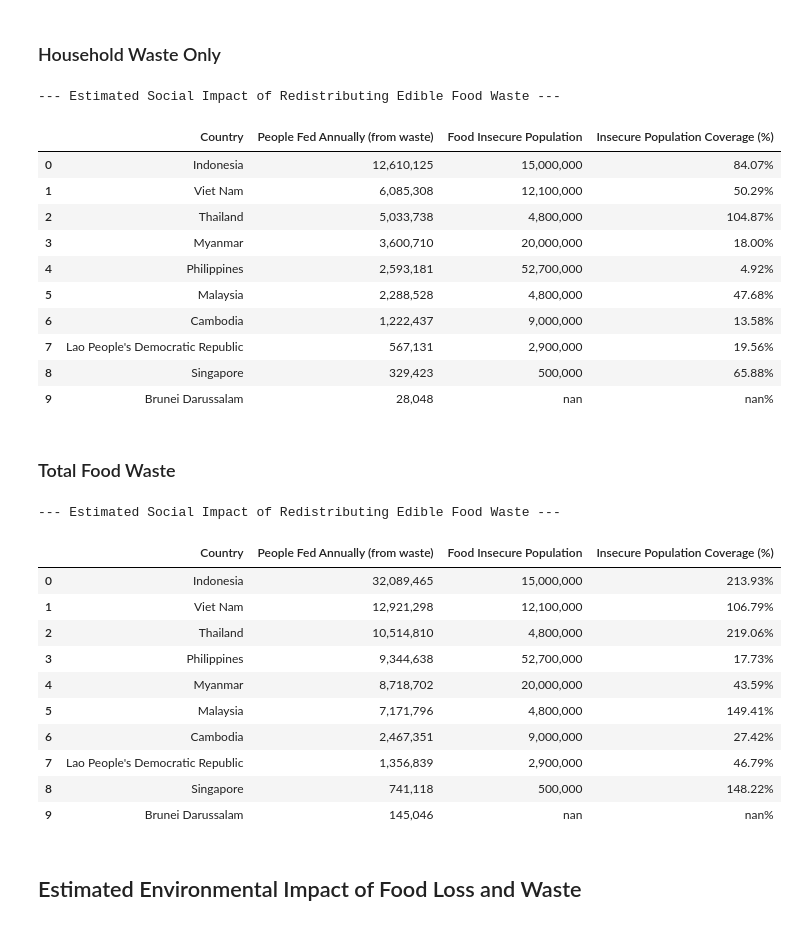
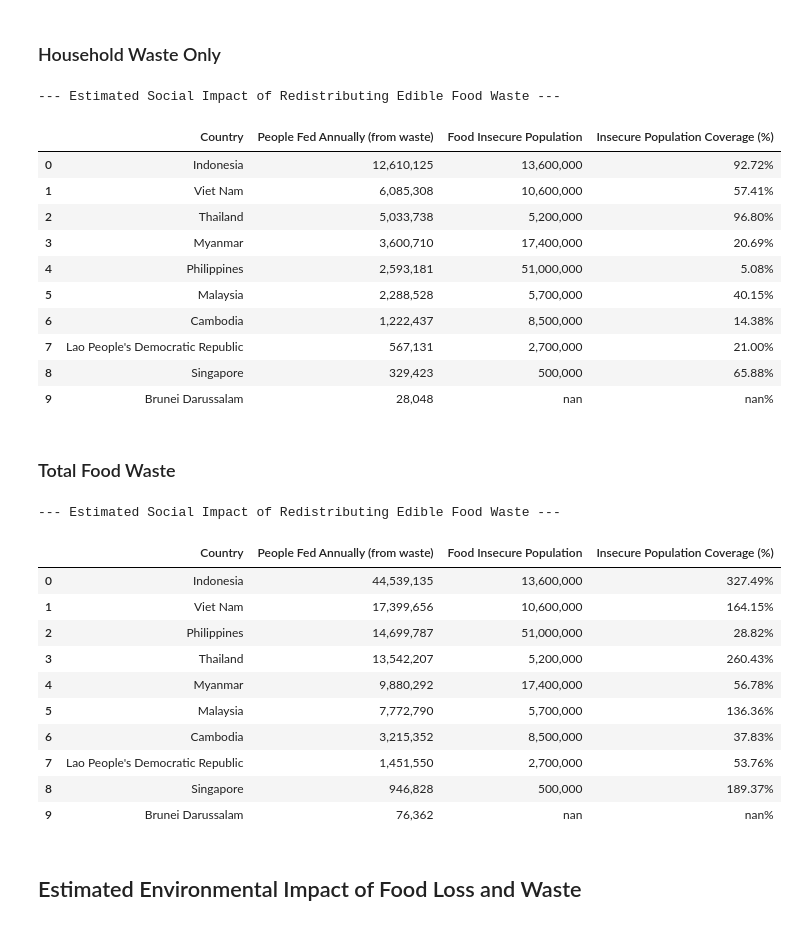
Before and after one commit to Azvier/asean-food-waste-sustainability, a Jupyter notebook: notebooks/data_analysis.ipynb, the cells around one changed output. Saved outputs shown, nothing was run; the diff lists cells and outputs as text; code cells hidden in the pictures.

```diff
--- a/notebooks/data_analysis.ipynb
+++ b/notebooks/data_analysis.ipynb
@@ -12,10 +14,10 @@ fao_prices = pd.read_csv(r"..\data\FAOSTAT\processed\fao_prices_relevant.csv")
 fao_production_indices = pd.read_csv(r"..\data\FAOSTAT\processed\fao_production_indices_relevant.csv")
 # %%
 # Other Data
-f_waste = pd.read_excel(r"../data/Food Waste Estimation UNEP 2024.xlsx")
+f_waste = pd.read_csv(r"../data/processed/unep_waste_merged.csv")
 fsi_data = pd.read_csv(r"../data/processed/fsi_data_melted.csv")
-asean_sdg = pd.read_excel(r"../data/SDG From ASEANstats.xlsx")
-un_sdg = pd.read_excel(r"../data/SDG From UNSDG (2, 11, 12, 13).xlsx")
+# asean_sdg = pd.read_excel(r"../data/SDG From ASEANstats.xlsx")
+# un_sdg = pd.read_excel(r"../data/SDG From UNSDG (2, 11, 12, 13).xlsx")
 gfsi_data = pd.read_csv(r"../data/processed/gfsi_data_melted.csv")
 fsi_score = pd.read_csv(r"../data/processed/fsi_score_melted.csv")
 gfsi_score = pd.read_csv(r"../data/processed/gfsi_score_melted.csv")
@@ -508,7 +504,8 @@ household_waste['Household estimate (tonnes/year)'] = household_waste['Household
 # Latest daily energy requirement per country
 daily_req = fao_fs[
     (fao_fs['Area'].isin(asean_countries)) &
-    (fao_fs['Item'] == 'Minimum dietary energy requirement  (kcal/cap/day)')
+    (fao_fs['Item'] == 'Minimum dietary energy requirement  (kcal/cap/day)') &
+    (fao_fs['Element'] == 'Value')
 ].sort_values('Year').drop_duplicates('Area', keep='last')
 daily_req['Value'] = daily_req['Value'].astype(float)
 daily_req = daily_req[['Area', 'Value']].rename(columns={'Value': 'Daily Caloric Requirement (kcal)'})
@@ -516,7 +513,8 @@ daily_req = daily_req[['Area', 'Value']].rename(columns={'Value': 'Daily Caloric
 # Latest food insecure population per country
 insecure_pop = fao_fs[
     (fao_fs['Area'].isin(asean_countries)) &
-    (fao_fs['Item'] == 'Number of moderately or severely food insecure people (million) (3-year average)')
+    (fao_fs['Item'] == 'Number of moderately or severely food insecure people (million) (3-year average)') &
+    (fao_fs['Element'] == 'Value')
 ].sort_values('Year').drop_duplicates('Area', keep='last')
 insecure_pop['Value'] = insecure_pop['Value'].astype(float) * 1_000_000
 insecure_pop = insecure_pop[['Area', 'Value']].rename(columns={'Value': 'Food Insecure Population'})
@@ -550,14 +548,14 @@ social_impact_household_fmt
 # %% [output]
 --- Estimated Social Impact of Redistributing Edible Food Waste ---
 |  | Country | People Fed Annually (from waste) | Food Insecure Population | Insecure Population Coverage (%) |
-| 0 | Indonesia | 12,610,125 | 15,000,000 | 84.07% |
-| 1 | Viet Nam | 6,085,308 | 12,100,000 | 50.29% |
-| 2 | Thailand | 5,033,738 | 4,800,000 | 104.87% |
-| 3 | Myanmar | 3,600,710 | 20,000,000 | 18.00% |
-| 4 | Philippines | 2,593,181 | 52,700,000 | 4.92% |
-| 5 | Malaysia | 2,288,528 | 4,800,000 | 47.68% |
-| 6 | Cambodia | 1,222,437 | 9,000,000 | 13.58% |
-| 7 | Lao People's Democratic Republic | 567,131 | 2,900,000 | 19.56% |
+| 0 | Indonesia | 12,610,125 | 13,600,000 | 92.72% |
+| 1 | Viet Nam | 6,085,308 | 10,600,000 | 57.41% |
+| 2 | Thailand | 5,033,738 | 5,200,000 | 96.80% |
+| 3 | Myanmar | 3,600,710 | 17,400,000 | 20.69% |
+| 4 | Philippines | 2,593,181 | 51,000,000 | 5.08% |
+| 5 | Malaysia | 2,288,528 | 5,700,000 | 40.15% |
+| 6 | Cambodia | 1,222,437 | 8,500,000 | 14.38% |
+| 7 | Lao People's Democratic Republic | 567,131 | 2,700,000 | 21.00% |
 | 8 | Singapore | 329,423 | 500,000 | 65.88% |
 | 9 | Brunei Darussalam | 28,048 | nan | nan% |
 # %% [markdown]
@@ -577,7 +575,8 @@ asean_countries = [
 # Latest daily energy requirement per country
 daily_req = fao_fs[
     (fao_fs['Area'].isin(asean_countries)) &
-    (fao_fs['Item'] == 'Minimum dietary energy requirement  (kcal/cap/day)')
+    (fao_fs['Item'] == 'Minimum dietary energy requirement  (kcal/cap/day)') &
+    (fao_fs['Element'] == 'Value')
 ].sort_values('Year').drop_duplicates('Area', keep='last')
 daily_req['Value'] = daily_req['Value'].astype(float)
 daily_req = daily_req[['Area', 'Value']].rename(columns={'Value': 'Daily Caloric Requirement (kcal)'})
@@ -585,50 +584,51 @@ daily_req = daily_req[['Area', 'Value']].rename(columns={'Value': 'Daily Caloric
 # Latest food insecure population per country
 insecure_pop = fao_fs[
     (fao_fs['Area'].isin(asean_countries)) &
-    (fao_fs['Item'] == 'Number of moderately or severely food insecure people (million) (3-year average)')
+    (fao_fs['Item'] == 'Number of moderately or severely food insecure people (million) (3-year average)') &
+    (fao_fs['Element'] == 'Value')
 ].sort_values('Year').drop_duplicates('Area', keep='last')
 insecure_pop['Value'] = insecure_pop['Value'].astype(float) * 1_000_000
 insecure_pop = insecure_pop[['Area', 'Value']].rename(columns={'Value': 'Food Insecure Population'})
 
 # Calculate potential people fed from edible food waste (using total waste)
 social_impact_df = pd.merge(total_waste, daily_req, left_on='Country', right_on='Area')
 social_impact_df['Edible Waste (kg/yr)'] = social_impact_df['Total Food Waste (tonnes/year)'] * 1000 * EDIBLE_WASTE_PERCENTAGE
 social_impact_df['Total Wasted Calories (kcal/yr)'] = social_impact_df['Edible Waste (kg/yr)'] * KCAL_PER_KG_WASTE
 social_impact_df['Annual Caloric Requirement (kcal/yr)'] = social_impact_df['Daily Caloric Requirement (kcal)'] * 365
 social_impact_df['People Fed Annually (from waste)'] = (social_impact_df['Total Wasted Calories (kcal/yr)'] / social_impact_df['Annual Caloric Requirement (kcal/yr)']).round(0)
 
 # Merge with food insecure population for context
 social_impact_df = pd.merge(social_impact_df, insecure_pop, left_on='Country', right_on='Area', how='left')
 social_impact_df['Insecure Population Coverage (%)'] = (social_impact_df['People Fed Annually (from waste)'] / social_impact_df['Food Insecure Population']) * 100
 
 # Format output
 social_impact_total = social_impact_df[[
     'Country',
     'People Fed Annually (from waste)',
     'Food Insecure Population',
     'Insecure Population Coverage (%)'
 ]].sort_values('People Fed Annually (from waste)', ascending=False).reset_index(drop=True)
 
 social_impact_total_fmt = social_impact_total.copy()
 social_impact_total_fmt['People Fed Annually (from waste)'] = social_impact_total['People Fed Annually (from waste)'].map('{:,.0f}'.format)
 social_impact_total_fmt['Food Insecure Population'] = social_impact_total['Food Insecure Population'].map('{:,.0f}'.format)
 social_impact_total_fmt['Insecure Population Coverage (%)'] = social_impact_total['Insecure Population Coverage (%)'].map('{:.2f}%'.format)
 
 print("--- Estimated Social Impact of Redistributing Edible Food Waste ---")
 social_impact_total_fmt
 # %% [output]
 --- Estimated Social Impact of Redistributing Edible Food Waste ---
 |  | Country | People Fed Annually (from waste) | Food Insecure Population | Insecure Population Coverage (%) |
-| 0 | Indonesia | 32,089,465 | 15,000,000 | 213.93% |
-| 1 | Viet Nam | 12,921,298 | 12,100,000 | 106.79% |
-| 2 | Thailand | 10,514,810 | 4,800,000 | 219.06% |
-| 3 | Philippines | 9,344,638 | 52,700,000 | 17.73% |
-| 4 | Myanmar | 8,718,702 | 20,000,000 | 43.59% |
-| 5 | Malaysia | 7,171,796 | 4,800,000 | 149.41% |
-| 6 | Cambodia | 2,467,351 | 9,000,000 | 27.42% |
-| 7 | Lao People's Democratic Republic | 1,356,839 | 2,900,000 | 46.79% |
-| 8 | Singapore | 741,118 | 500,000 | 148.22% |
-| 9 | Brunei Darussalam | 145,046 | nan | nan% |
+| 0 | Indonesia | 44,539,135 | 13,600,000 | 327.49% |
+| 1 | Viet Nam | 17,399,656 | 10,600,000 | 164.15% |
+| 2 | Philippines | 14,699,787 | 51,000,000 | 28.82% |
+| 3 | Thailand | 13,542,207 | 5,200,000 | 260.43% |
+| 4 | Myanmar | 9,880,292 | 17,400,000 | 56.78% |
+| 5 | Malaysia | 7,772,790 | 5,700,000 | 136.36% |
+| 6 | Cambodia | 3,215,352 | 8,500,000 | 37.83% |
+| 7 | Lao People's Democratic Republic | 1,451,550 | 2,700,000 | 53.76% |
+| 8 | Singapore | 946,828 | 500,000 | 189.37% |
+| 9 | Brunei Darussalam | 76,362 | nan | nan% |
 # %% [markdown]
 ## Estimated Environmental Impact of Food Loss and Waste
 # %% [markdown]
```
Also changed, not shown: parts of 13 cells of this notebook.
